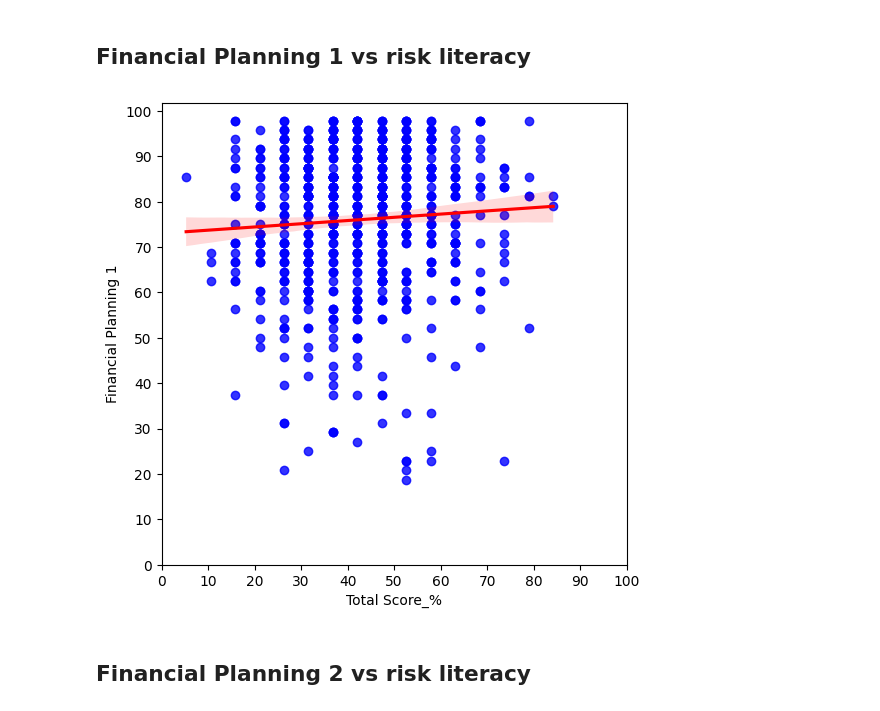
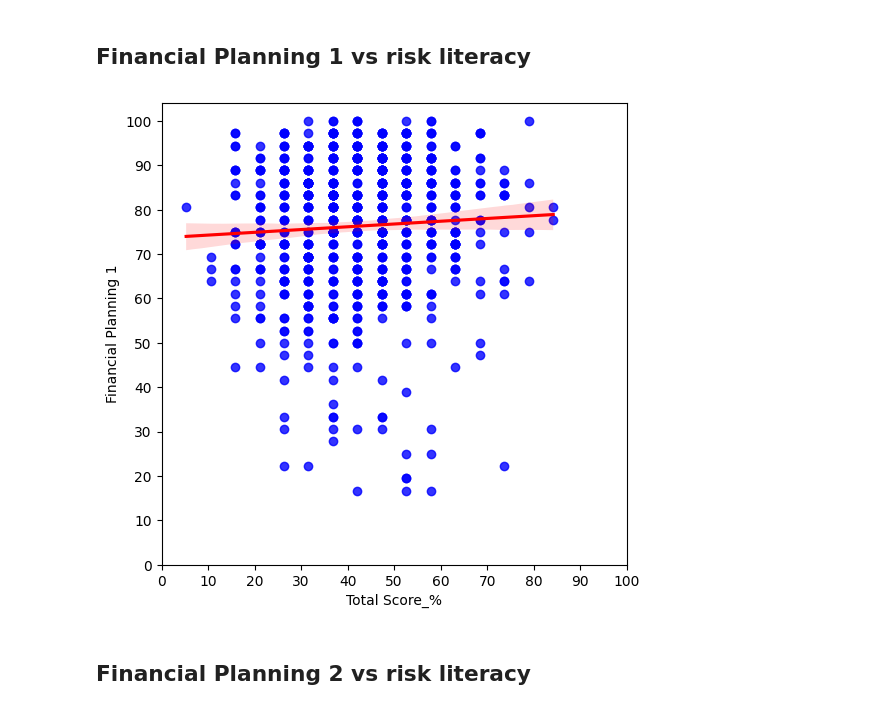
Before and after one commit to Leshleon/risk-literacy, a Jupyter notebook: data_analysis/new_code/india_dynata/210725_India_Dynata_RiskAlign.ipynb, the cells around one changed output. Saved outputs shown, nothing was run; the diff lists cells and outputs as text; code cells hidden in the pictures.

```diff
--- a/data_analysis/new_code/india_dynata/210725_India_Dynata_RiskAlign.ipynb
+++ b/data_analysis/new_code/india_dynata/210725_India_Dynata_RiskAlign.ipynb
@@ -412,6 +399,14 @@ df0.rename(asset_classes_dict, axis = 1, inplace = True)
 cols = ["savings_bank", "gov_bonds", "mutual_funds", "stocks"]
 for col in cols:
     df0[f"{col}_dummy"] = np.where(df0[col] > 0, 1, 0)
+    if col == "savings_bank":
+        savings_col = ["savings_bank", "fixed_deposits", "recurring_deposits", "gov_bonds",
+                       "corp_bonds", "mutual_funds", "stocks"]
+        df0[f"{col}_dummy"] = np.where(df0[savings_col].sum(axis = 1) > 0, 1, 0)
 
 df0["investment_behaviour"] = df0[[col + "_dummy" for col in cols]].sum(axis = 1)
+df0["investments"] = df0[["gov_bonds", "corp_bonds", "mutual_funds",
+                          "stocks", "real_estate", "commodities", "other_invest"]].sum(axis = 1)
+
+df0["risky_investments"] = df0[["mutual_funds", "stocks", "real_estate", "commodities", "other_invest"]].sum(axis = 1)
 # %%
@@ -461,11 +446,11 @@ scoreColumns = ["certainty1", "certainty2", "certainty3", "certainty4", "certain
 
 # Dynata Only
 req_cols = [
-    "riskappetite1", "riskappetite2", "financialplanning1", "financialplanning1",
+    "riskappetite1", "riskappetite2", "financialplanning1", "financialplanning2",
     "riskyassets_%", "safeassets_%",
     "financialliteracy", "crtscore"]
 
-df0[scoreColumns + req_cols] = 0
+df0[scoreColumns + req_cols] = 0.0
 # %%
 # Assigning scores
 
@@ -601,7 +616,7 @@ def scoring2(survey):
     "mutual_funds", "stocks", "real_estate", "commodities", "other_invest",
 
     "savings_bank_dummy", "gov_bonds_dummy", "mutual_funds_dummy", "stocks_dummy",
-    "investment_behaviour"
+    "investment_behaviour", "risky_investments", "investments"
     ]
 
     survey1 = survey[colReq1 + colReq2].copy()
@@ -4472,14 +4645,14 @@ plt.show()
 # %%
 fig, axis = plt.subplots(1, 1, figsize = [6, 6])
 
-sns.regplot( x = main["TotalScore_%"], y = main["FinancialPlanning2_%"], scatter_kws={"color": "blue"}, line_kws={"color": "red"})
+sns.regplot( x = main["TotalScore_%"], y = main["FinancialPlanning1_%"], scatter_kws={"color": "blue"}, line_kws={"color": "red"})
 axis.set(ylabel='Financial Planning 1', xlabel='Total Score_%')
 
 axis.set_xticks(np.arange(0, 110, step = 10))
 axis.set_yticks(np.arange(0, 110, step = 10))
 plt.show()
 # %% [output]
-[figure, old version]
+[figure, new version]
 # %% [markdown]
 ## Financial Planning 2 vs risk literacy
 # %%
```
Also changed, not shown: parts of 122 cells of this notebook, 1 other file.
